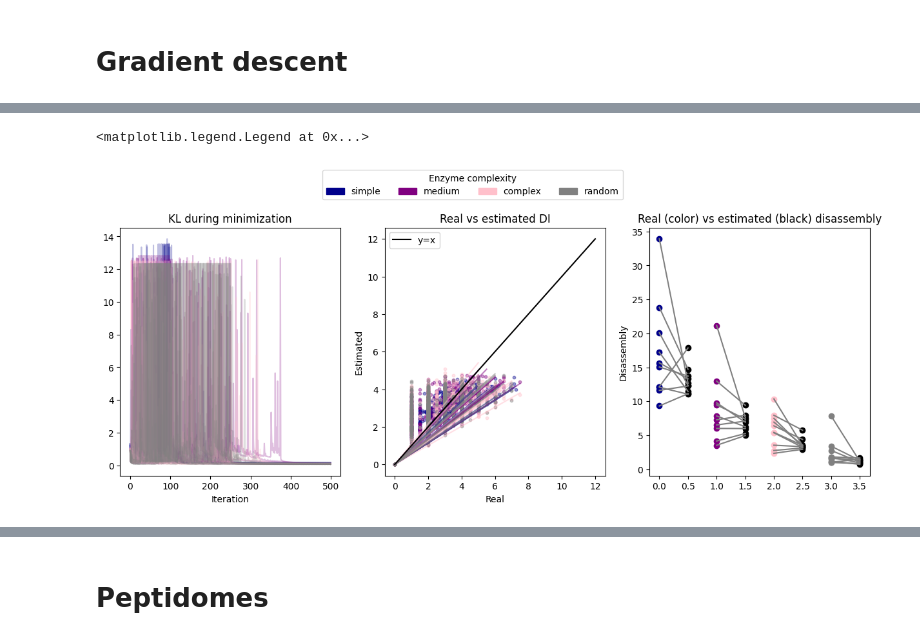
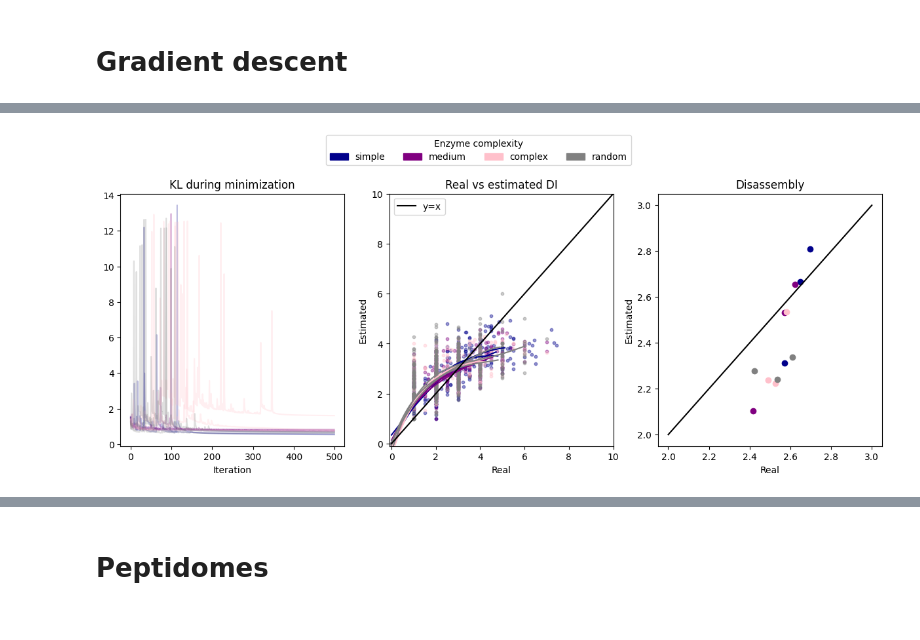
Before and after one commit to ErikHartman/disassembly, a Jupyter notebook: src/benchmarking.ipynb, the cells around one changed output, grey strips where cells are left out. Cells and saved outputs as stored; diff of their text form; code cells hidden in the pictures.

```diff
--- a/src/benchmarking.ipynb
+++ b/src/benchmarking.ipynb
@@ -32,8 +32,7 @@ enzymes3 = enzyme_set(
 )
 
 random = enzyme_set(
-    [
-        enzyme({aa: 1 / len(amino_acids) for aa in amino_acids.values()}, "random")],
+    [enzyme({aa: 1 / len(amino_acids) for aa in amino_acids.values()}, "random")],
     [1],
     [1],
 )
@@ -246,19 +242,22 @@ for test_name, enzymes in zip(test_names, [enzymes1, enzymes2, enzymes3, random]
         results[test_name][iteration] = {}
         G, kls, generated, weights = estimate_weights(
             true_dict=simulated_peptidomes[test_name][iteration],
-            lr=0.001,
+            lr=0.0005,
             n_iterations=500,
-
         )
         generated_graphs[test_name][iteration] = G
         results[test_name][iteration]["kl"] = kls
-        results[test_name][iteration]["rdi"] = get_disassembly_indexes(simulated_graphs[test_name][iteration])
+        results[test_name][iteration]["rdi"] = get_disassembly_indexes(
+            simulated_graphs[test_name][iteration]
+        )
         results[test_name][iteration]["rd"] = get_disassembly(
-            simulated_peptidomes[test_name][iteration], results[test_name][iteration]["rdi"]
+            simulated_peptidomes[test_name][iteration],
+            results[test_name][iteration]["rdi"],
         )
-        results[test_name][iteration]["edi"] = get_disassembly_indexes_mc(G, 20000)
+        results[test_name][iteration]["edi"] = get_disassembly_indexes_mc(G, 10000)
 
         results[test_name][iteration]["ed"] = get_disassembly(
-            simulated_peptidomes[test_name][iteration], results[test_name][iteration]["edi"]
+            simulated_peptidomes[test_name][iteration],
+            results[test_name][iteration]["edi"],
         )
 # %% [output]
@@ -283,15 +281,8 @@ ValueError: probabilities contain NaN
 # %%
 import matplotlib.pyplot as plt
 import numpy as np
-
-
-def get_nrmse(true, observed):
-    true = np.array(true)
-    observed = np.array(observed)
-    rmse = np.sqrt(np.mean((true - observed) ** 2))
-    nrmse = rmse / np.mean(true)
-    return nrmse
-
+from scipy.stats import linregress
+from disassembly.util import get_nrmse
 
 # Plotting KL-div
 fig, axs = plt.subplots(1, 3, figsize=(15, 5))
@@ -320,14 +311,17 @@ for i, test_name in enumerate(test_names):
             r_di.append(real_di[sequence])
             e_di.append(estimated_di[sequence])
 
-        regress = linregress(e_di, r_di)
+        regress = np.polyfit(r_di, e_di, 4)
 
         axs[1].plot(
             np.linspace(0, max(e_di)),
-            regress.intercept + np.linspace(0, max(e_di)) * regress.slope,
-            label="fitted line",
+            regress[0] * np.linspace(0, max(e_di)) ** 4
+            + regress[1] * np.linspace(0, max(e_di)) ** 3
+            + regress[2] * np.linspace(0, max(e_di)) ** 2
+            + regress[3] * np.linspace(0, max(e_di))
+            + regress[4],
+            color=colors[i],
         )
-
         axs[1].scatter(r_di, e_di, c=colors[i], alpha=0.4, s=10)
         nrmse[test_name][iteration] = get_nrmse(r_di, e_di)
 
@@ -340,19 +334,10 @@ for i, test_name in enumerate(test_names):
         real_d = results[test_name][iteration]["rd"]
         estimated_d = results[test_name][iteration]["ed"]
 
-        axs[2].scatter(test_names.index(test_name), real_d, color=colors[i])
-        axs[2].scatter(
-            test_names.index(test_name) + 0.5,
-            estimated_d,
-            color="black",
-        )
-        axs[2].plot(
-            [test_names.index(test_name), test_names.index(test_name) + 0.5],
-            [real_d, estimated_d],
-            color="gray",
-        )
+        axs[2].scatter(estimated_d, real_d, color=colors[i])
+axs[2].plot(np.linspace(2, 3, 100), np.linspace(2, 3, 100), "black", label="y=x")
+axs[2].legend()
 
-#axs[2].set_yscale("log")
 
 axs[0].set_title("KL during minimization")
 axs[0].set_xlabel("Iteration")
@@ -360,7 +345,11 @@ axs[1].set_title("Real vs estimated DI")
 axs[1].set_xlabel("Real")
 axs[1].set_ylabel("Estimated")
 axs[2].set_title("Real (color) vs estimated (black) disassembly")
-axs[2].set_ylabel("Disassembly")
+axs[2].set_title("Disassembly")
+axs[2].set_xlabel("Real")
+axs[2].set_ylabel("Estimated")
+axs[1].set_xlim([-.1, 10])
+axs[1].set_ylim([-.1, 10])
 
 import matplotlib.patches as mpatches
 
@@ -380,3 +368,2 @@ To use the future default and silence this warning we advise to pass `rcond=None
-<matplotlib.legend.Legend at 0x...>
-[figure, old version]
+[figure, new version]
 # %%
```
Also changed, not shown: parts of 7 cells of this notebook, 6 other files.
